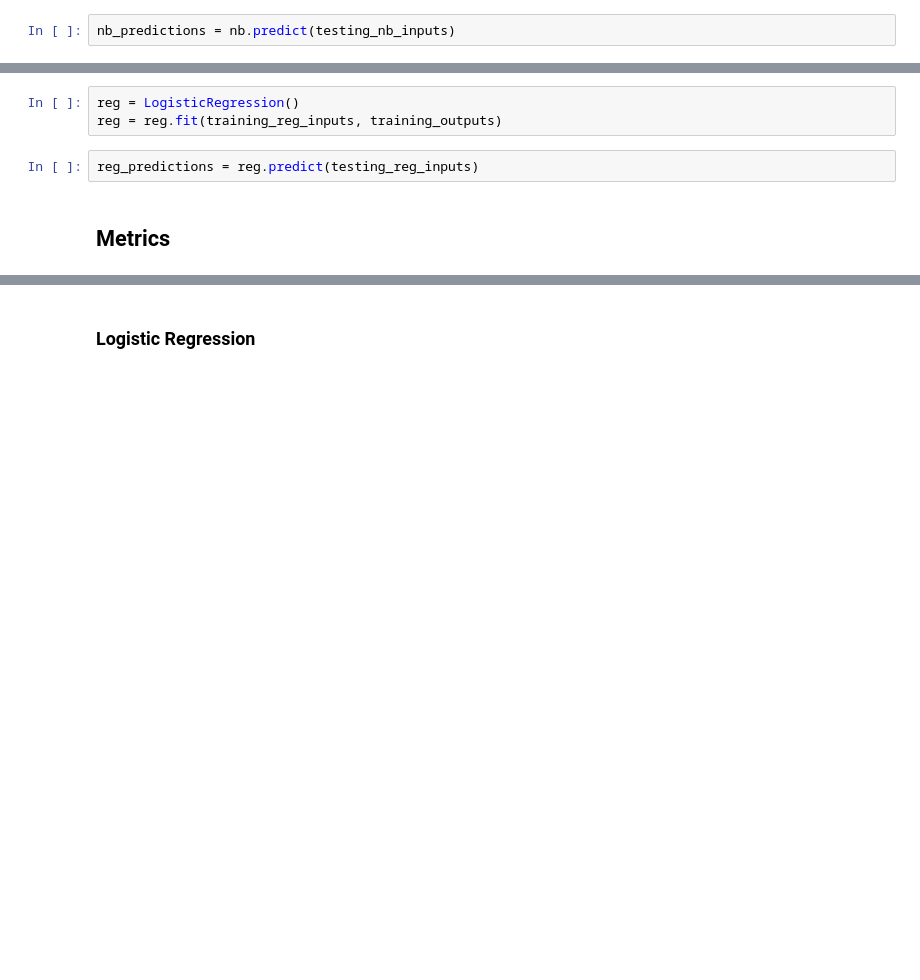
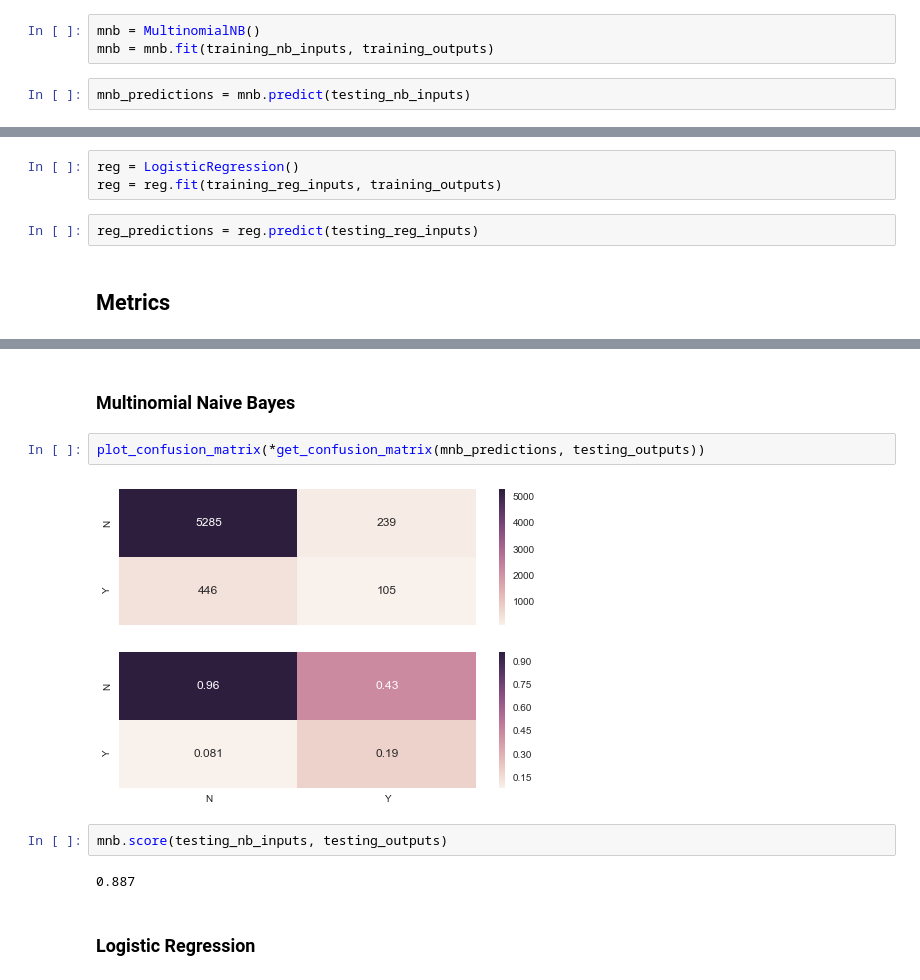
Before and after one commit to anassinator/miami-marathon-predictor, a Jupyter notebook: ParticipantPrediction.ipynb, the cells around one changed output, grey strips where cells are left out. Drawn from its saved outputs; the diff is of its cells as text; blank space fills up the shorter version.

```diff
--- a/ParticipantPrediction.ipynb
+++ b/ParticipantPrediction.ipynb
@@ -118,5 +133,8 @@ nb = nb.fit(training_nb_inputs, training_outputs)
+# %%
+mnb = MultinomialNB()
+mnb = mnb.fit(training_nb_inputs, training_outputs)
 # %%
-nb_predictions = nb.predict(testing_nb_inputs)
+mnb_predictions = mnb.predict(testing_nb_inputs)
 # %% [markdown]
 ### Logistic Regression
 # %%
@@ -170,3 +193,13 @@ nb.score(testing_nb_inputs, testing_outputs)
+# %% [markdown]
+### Multinomial Naive Bayes
+# %%
+plot_confusion_matrix(*get_confusion_matrix(mnb_predictions, testing_outputs))
+# %% [output]
+[figure, added]
+# %%
+mnb.score(testing_nb_inputs, testing_outputs)
+# %% [output]
+0.887
 # %% [markdown]
 ### Logistic Regression
 # %%
```
Also changed, not shown: parts of 28 cells of this notebook.
